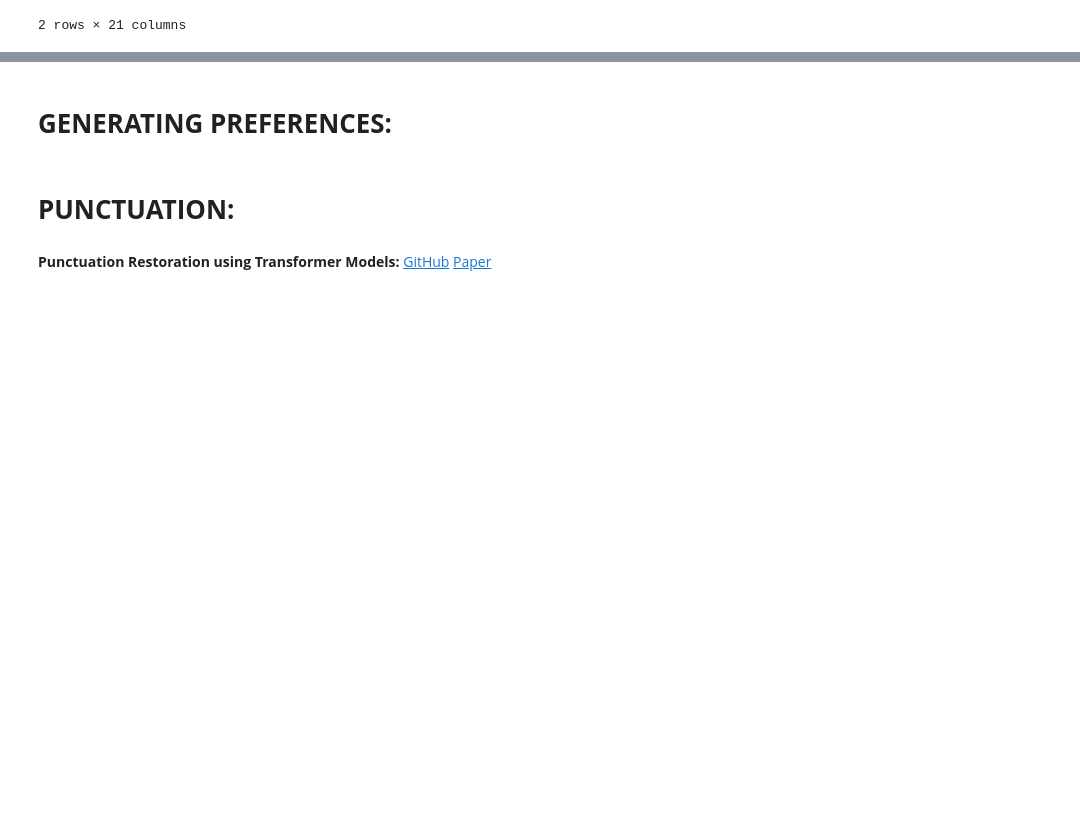
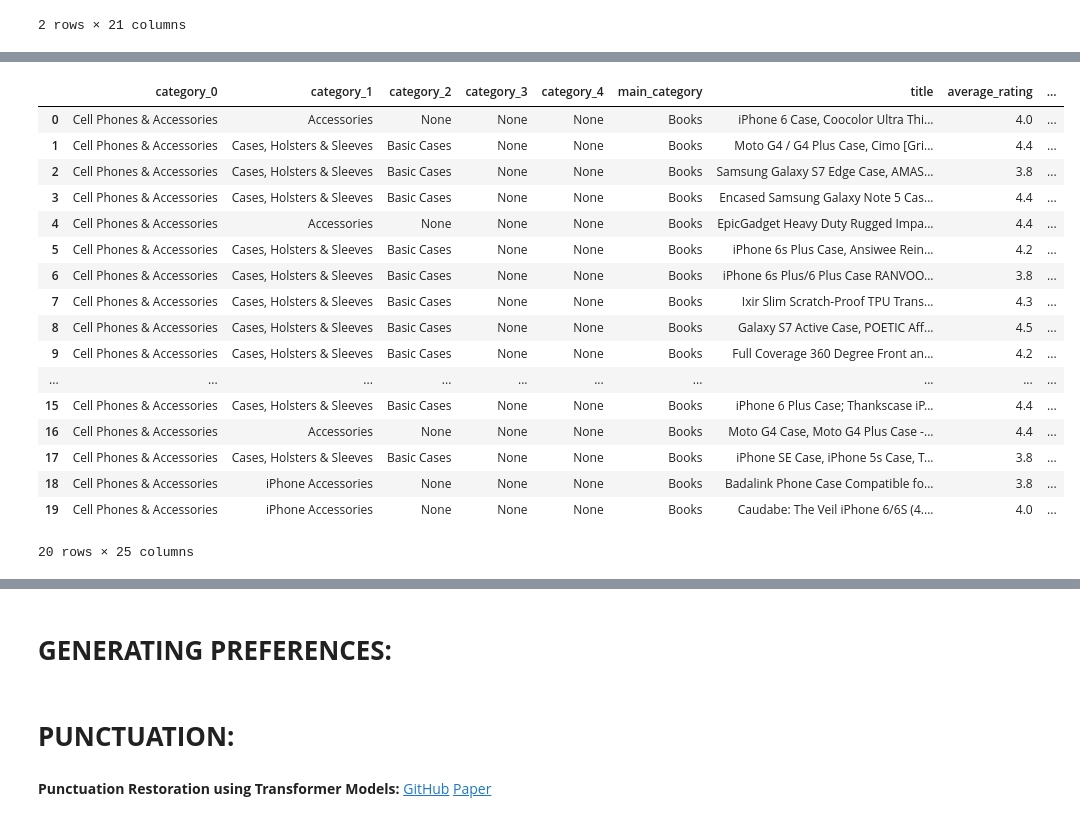
Before and after one commit to zainthecoder/opinionconv-refactor, a Jupyter notebook: Script.ipynb, the cells around one changed output, grey strips where cells are left out. Saved outputs shown, nothing was run; the diff lists cells and outputs as text; code cells hidden in the pictures; blank space fills up the shorter version.

```diff
--- a/Script.ipynb
+++ b/Script.ipynb
@@ -85,6 +85,6 @@ df_review_raw_cellPhones.head(3)
 cols = ["item", "user", "rating", "timestamp"]
 
 path_rating_cellPhones = './Cell_Phones_and_Accessories.csv.gz'
-df_ratings_raw_cellPhones = pd.read_csv(path_rating_cellPhones, names = cols, compression = 'gzip')
+df_ratings_raw_cellPhones = pd.read_csv(path_rating_cellPhones, compression = 'gzip')
 
 df_ratings_raw_cellPhones['timestamp'] = pd.to_datetime(df_ratings_raw_cellPhones['timestamp'],unit='s',errors='coerce')
@@ -126,0 +140,6 @@ df_metaData_cellPhones.head(2)
+# %%
+# Add rating
+df_ratings_cellPhones = df_ratings_raw_cellPhones.groupby(by="parent_asin").agg(num_ratings=('rating', 'count'), sum_ratings=('rating', 'sum'))
+df_ratings_cellPhones['avg_rating'] = df_ratings_cellPhones.sum_ratings / df_ratings_cellPhones.num_ratings
+df_ratings_cellPhones['asin'] = df_ratings_cellPhones.index
+df_ratings_cellPhones.head(3)
@@ -126,0 +158,23 @@ df_metaData_cellPhones.head(2)
+# %%
+# Merge df_metaData and df_ratings
+df_metaData_ratings_cellPhones = pd.merge(df_metaData_cellPhones, df_ratings_cellPhones, on='parent_asin')
+df_metaData_ratings_cellPhones.head(20)
+# %% [output]
+|  | category_0 | category_1 | category_2 | category_3 | category_4 | main_category | title | average_rating | ... |
+| 0 | Cell Phones & Accessories | Accessories | None | None | None | Books | iPhone 6 Case, Coocolor Ultra Thi... | 4.0 | ... |
+| 1 | Cell Phones & Accessories | Cases, Holsters & Sleeves | Basic Cases | None | None | Books | Moto G4 / G4 Plus Case, Cimo [Gri... | 4.4 | ... |
+| 2 | Cell Phones & Accessories | Cases, Holsters & Sleeves | Basic Cases | None | None | Books | Samsung Galaxy S7 Edge Case, AMAS... | 3.8 | ... |
+| 3 | Cell Phones & Accessories | Cases, Holsters & Sleeves | Basic Cases | None | None | Books | Encased Samsung Galaxy Note 5 Cas... | 4.4 | ... |
+| 4 | Cell Phones & Accessories | Accessories | None | None | None | Books | EpicGadget Heavy Duty Rugged Impa... | 4.4 | ... |
+| 5 | Cell Phones & Accessories | Cases, Holsters & Sleeves | Basic Cases | None | None | Books | iPhone 6s Plus Case, Ansiwee Rein... | 4.2 | ... |
+| 6 | Cell Phones & Accessories | Cases, Holsters & Sleeves | Basic Cases | None | None | Books | iPhone 6s Plus/6 Plus Case RANVOO... | 3.8 | ... |
+| 7 | Cell Phones & Accessories | Cases, Holsters & Sleeves | Basic Cases | None | None | Books | Ixir Slim Scratch-Proof TPU Trans... | 4.3 | ... |
+| 8 | Cell Phones & Accessories | Cases, Holsters & Sleeves | Basic Cases | None | None | Books | Galaxy S7 Active Case, POETIC Aff... | 4.5 | ... |
+| 9 | Cell Phones & Accessories | Cases, Holsters & Sleeves | Basic Cases | None | None | Books | Full Coverage 360 Degree Front an... | 4.2 | ... |
+| ... | ... | ... | ... | ... | ... | ... | ... | ... | ... |
+| 15 | Cell Phones & Accessories | Cases, Holsters & Sleeves | Basic Cases | None | None | Books | iPhone 6 Plus Case; Thankscase iP... | 4.4 | ... |
+| 16 | Cell Phones & Accessories | Accessories | None | None | None | Books | Moto G4 Case, Moto G4 Plus Case -... | 4.4 | ... |
+| 17 | Cell Phones & Accessories | Cases, Holsters & Sleeves | Basic Cases | None | None | Books | iPhone SE Case, iPhone 5s Case, T... | 3.8 | ... |
+| 18 | Cell Phones & Accessories | iPhone Accessories | None | None | None | Books | Badalink Phone Case Compatible fo... | 3.8 | ... |
+| 19 | Cell Phones & Accessories | iPhone Accessories | None | None | None | Books | Caudabe: The Veil iPhone 6/6S (4.... | 4.0 | ... |
+20 rows × 25 columns
```
Also changed, not shown: parts of 12 cells of this notebook, 3 other files.
